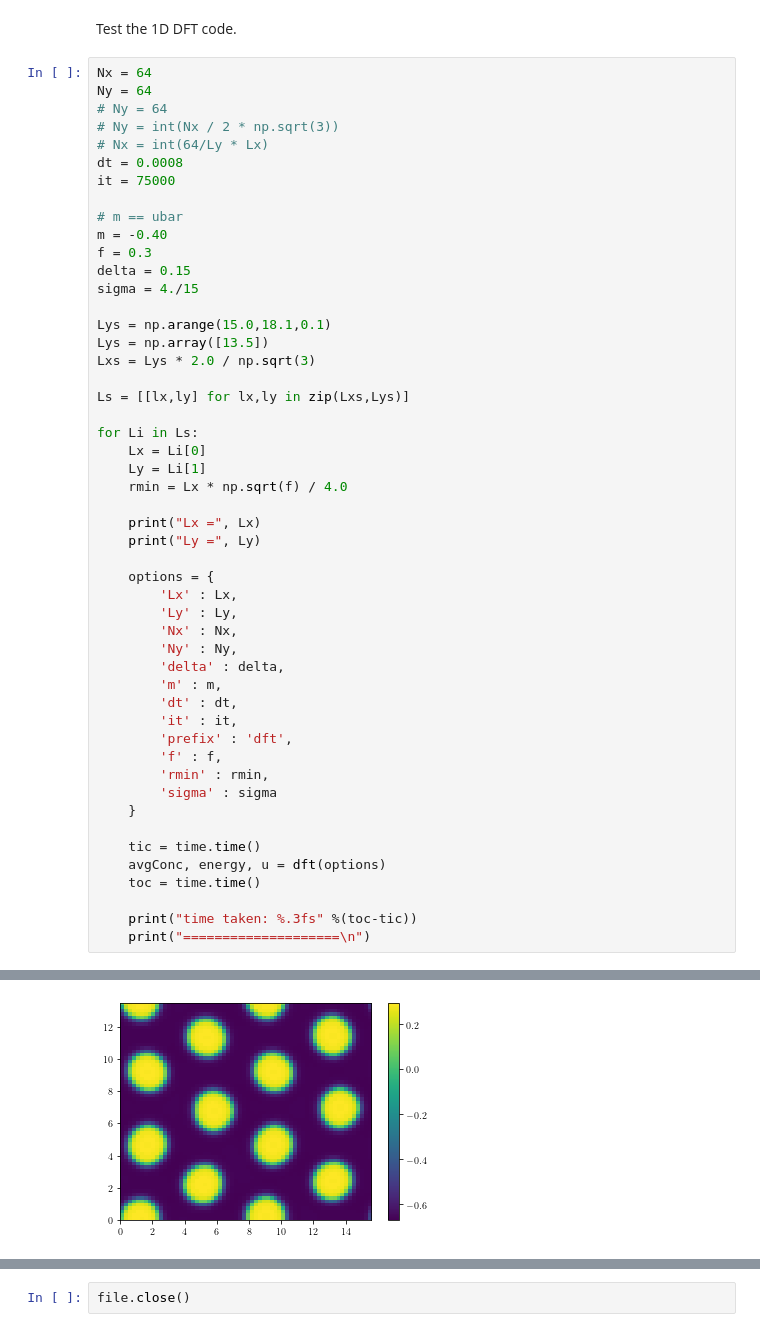
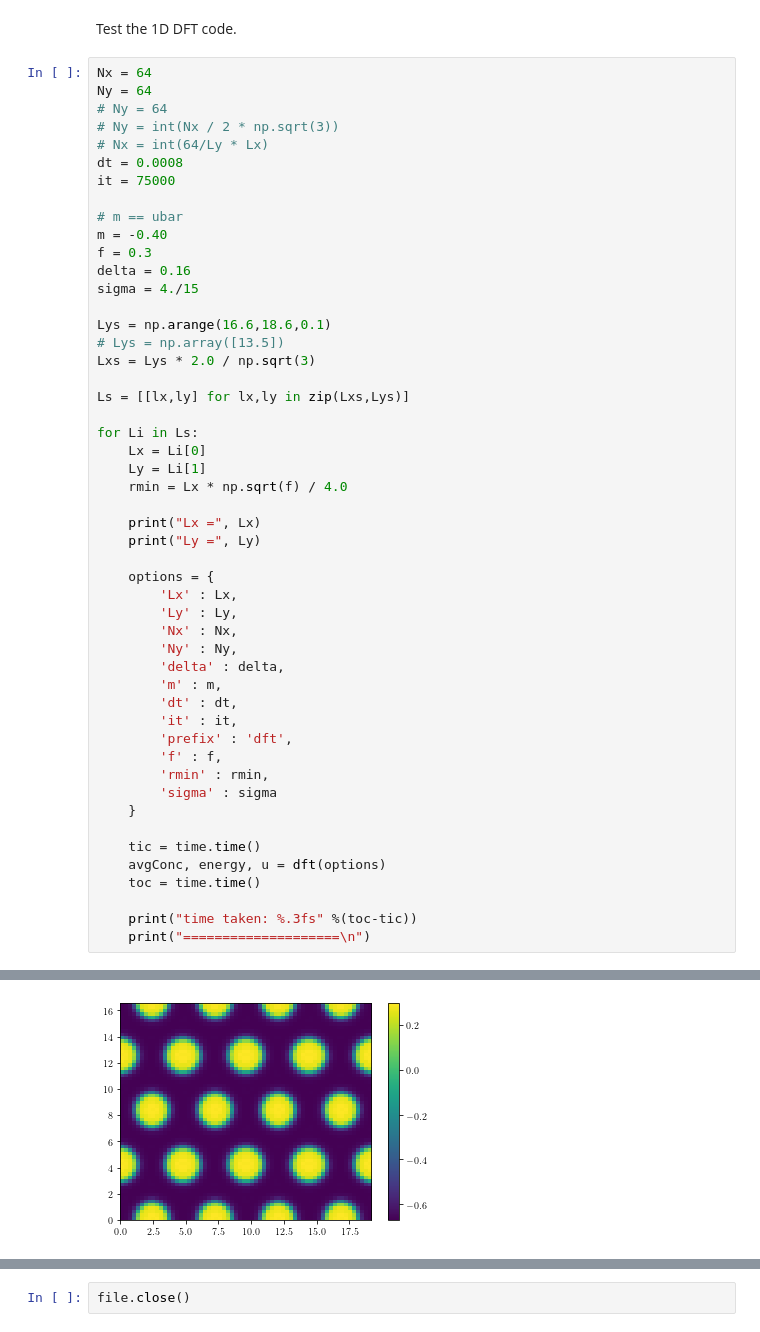
Before and after one commit to ray-chew/modified_ch, a Jupyter notebook: 2D_Lie_SSP_RK2.ipynb, the cells around one changed output, grey strips where cells are left out. Saved outputs shown, nothing was run; the diff lists cells and outputs as text.

```diff
--- a/2D_Lie_SSP_RK2.ipynb
+++ b/2D_Lie_SSP_RK2.ipynb
@@ -388,11 +393,11 @@ it = 75000
 # m == ubar
 m = -0.40
 f = 0.3
-delta = 0.15
+delta = 0.16
 sigma = 4./15
 
-Lys = np.arange(15.0,18.1,0.1)
-Lys = np.array([13.5])
+Lys = np.arange(16.6,18.6,0.1)
+# Lys = np.array([13.5])
 Lxs = Lys * 2.0 / np.sqrt(3)
 
 Ls = [[lx,ly] for lx,ly in zip(Lxs,Lys)]
@@ -433,3 +438,3 @@ Ly = 13.5
 IC:
-[figure, old version]
+[figure, new version]
 End:
```
Also changed, not shown: parts of 15 cells of this notebook.
